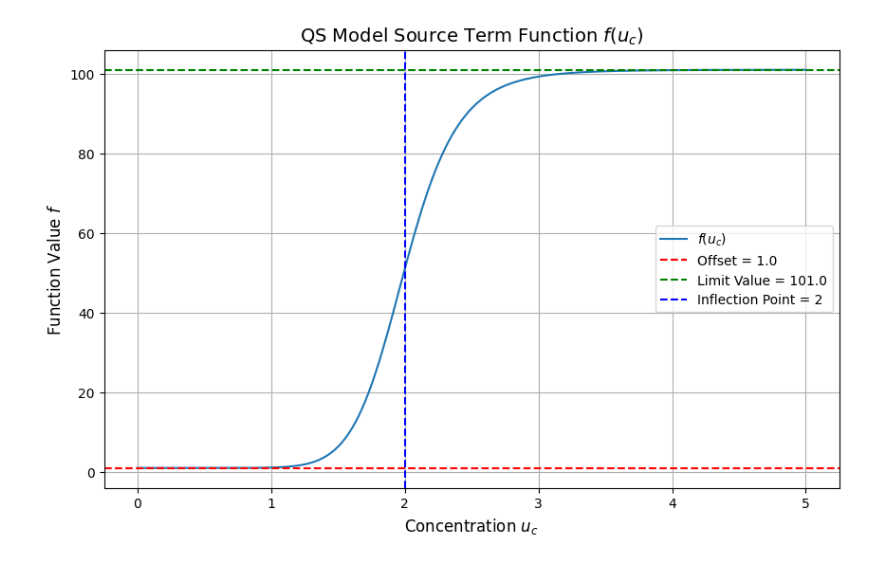
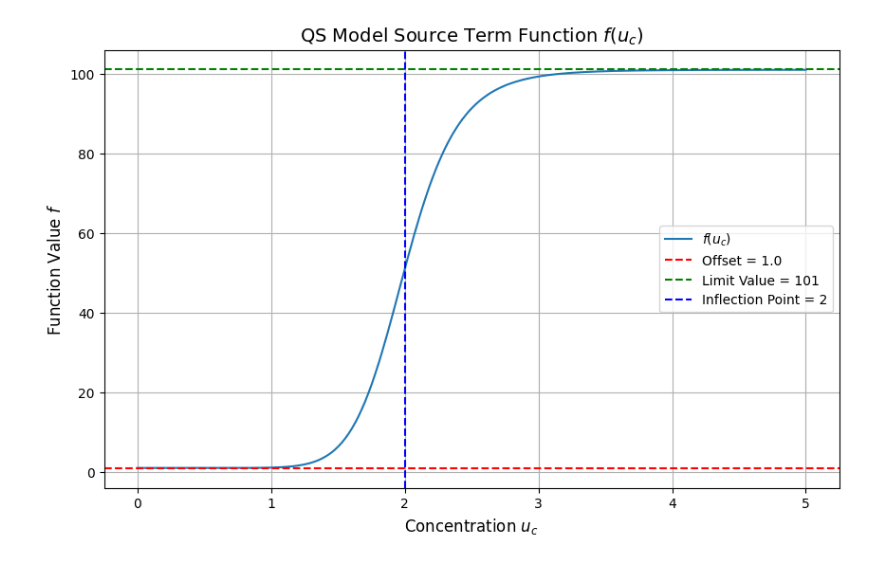
Before and after one commit to katonapng/STMS, a Jupyter notebook: Exercise8.ipynb, the cells around one changed output. Cells and saved outputs as stored; diff of their text form; code cells hidden in the pictures.

```diff
--- a/Exercise8.ipynb
+++ b/Exercise8.ipynb
@@ -18,29 +18,26 @@ def fQS(
 alpha = 1
 beta = 100
 u_tresh = 2
-gamma = 0
+gamma = 0.01
 n = 10
 u_c = np.linspace(0, 5, 400)
 f = fQS(u_c, alpha, beta, gamma, u_tresh, n)
 # %%
 offset = fQS(0, alpha, beta, gamma, u_tresh, n)
 limit_value = fQS(np.inf, alpha, beta, gamma, u_tresh, n)  # This simplifies to alpha + beta
 inflection_point = u_tresh
 
-large_u_c = 1e6
-limit_value_numerical = fQS(large_u_c, alpha, beta, gamma, u_tresh, n)
-
 # Create the plot
 plt.figure(figsize=(10, 6))
 plt.plot(u_c, f, label='$f(u_c)$')
 plt.axhline(y=offset, color='r', linestyle='--', label=f'Offset = {offset}')
-plt.axhline(y=limit_value_numerical, color='g', linestyle='--', label=f'Limit Value = {limit_value_numerical}')
+plt.axhline(y=alpha+beta, color='g', linestyle='--', label=f'Limit Value = {alpha + beta}')
 plt.axvline(x=inflection_point, color='b', linestyle='--', label=f'Inflection Point = {inflection_point}')
 plt.title('QS Model Source Term Function $f(u_c)$', fontsize=14)
 plt.xlabel('Concentration $u_c$', fontsize=12)
 plt.ylabel('Function Value $f$', fontsize=12)
 plt.legend()
 plt.grid(True)
 # %% [output]
-[figure, old version]
+[figure, new version]
 # %%
```
Also changed, not shown: parts of 5 cells of this notebook.
